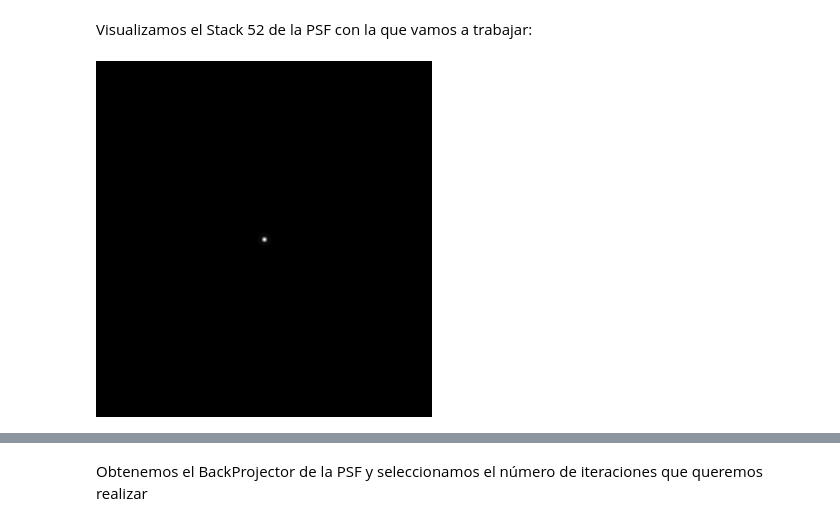
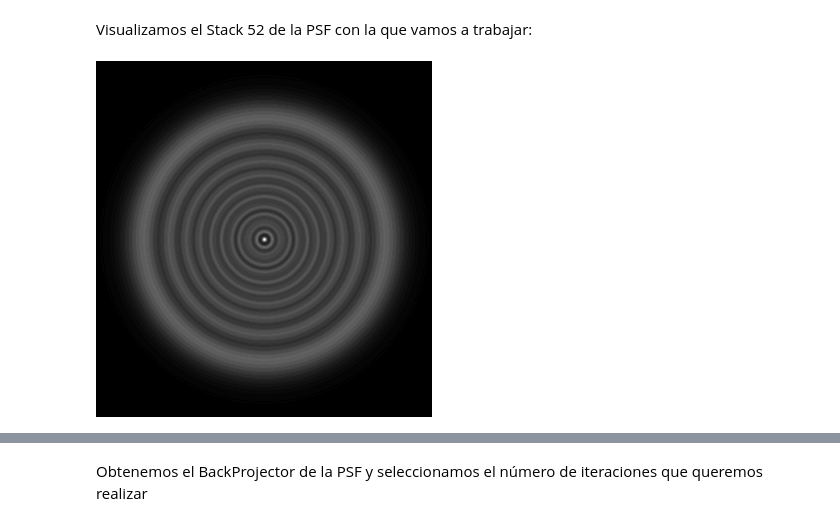
Before and after one commit to Jimena163/TFGNotebook, a Jupyter notebook: 3D_Julia_MAC.ipynb, the cells around one changed output, grey strips where cells are left out. Drawn from its saved outputs; the diff is of its cells as text; code cells hidden in the pictures.

```diff
--- a/3D_Julia_MAC.ipynb
+++ b/3D_Julia_MAC.ipynb
@@ -636,6 +635,6 @@ Descomentar la siguiente celda si se desea guardar la imágen original con la qu
 Visualizamos el Stack 52 de la PSF con la que vamos a trabajar:
 # %%
 #Visualización de la PSF
-colorview(Gray, psf_stack[:,:,52]/maximum(psf_stack[:,:,52]))
+colorview(Gray, psf_stack[:,:,1]/maximum(psf_stack[:,:,1]))
 # %% [output]
-[figure, old version]
+[figure, new version]
```
Also changed, not shown: parts of 14 cells of this notebook, 21 other files.
